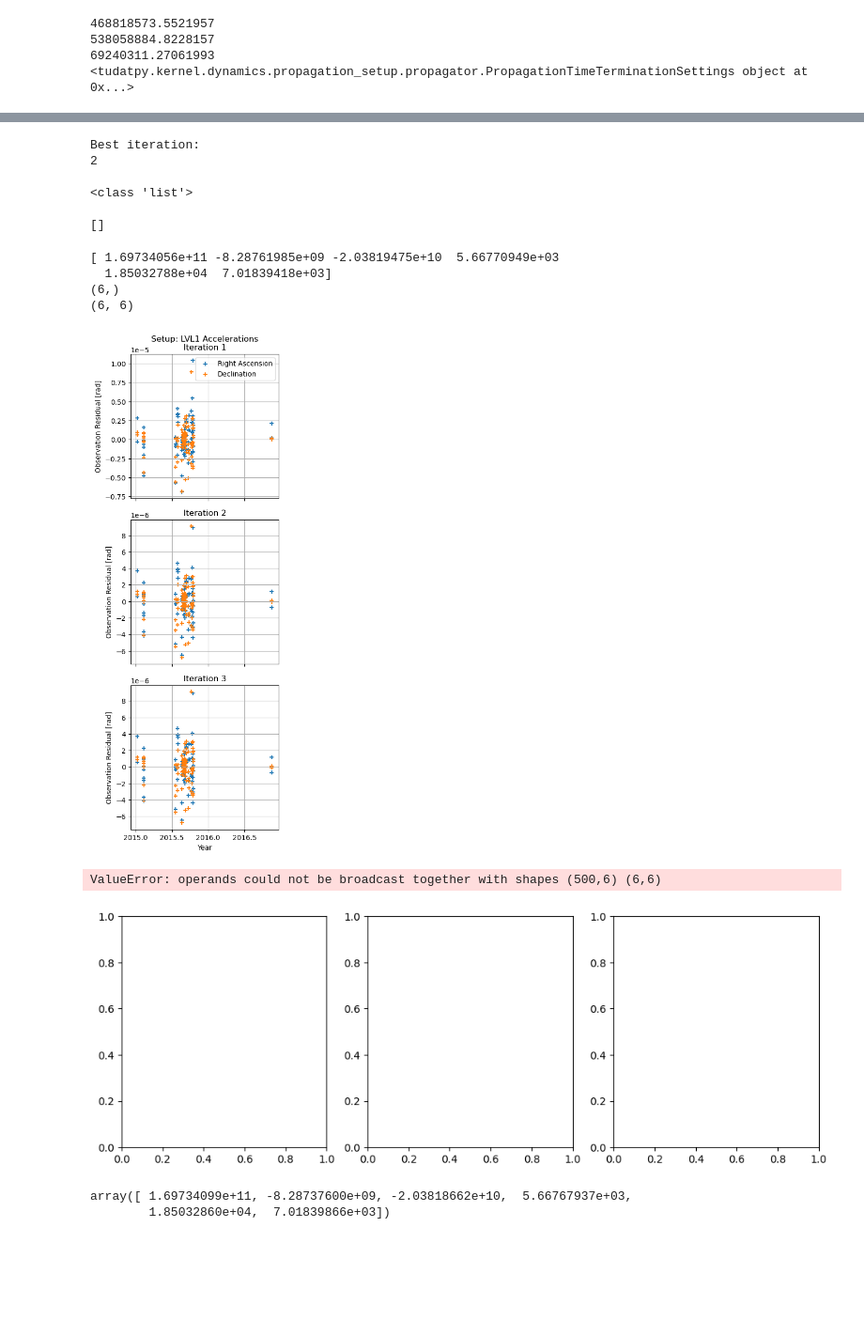
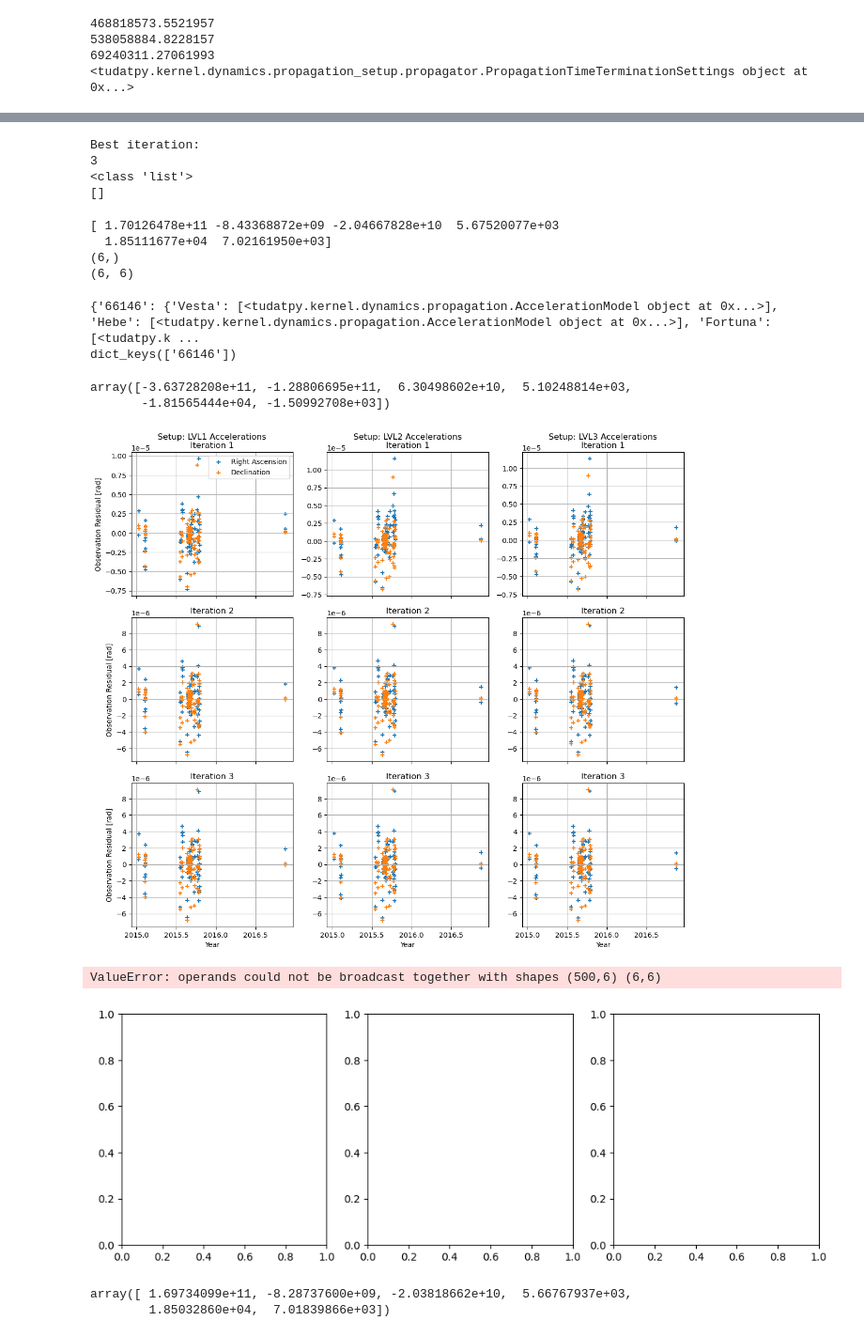
Before and after one commit to PocketBloom/Bachelor_Project, a Jupyter notebook: Estimation/Improved_Initial_State_Est_MPC.ipynb, the cells around one changed output, grey strips where cells are left out. Shown at 94% size. Drawn from its saved outputs; the diff is of its cells as text; code cells hidden in the pictures; blank space fills up the shorter version.

Commit message:
Trying to fix the propagator function ad mu is currently e12

```diff
--- a/Estimation/Improved_Initial_State_Est_MPC.ipynb
+++ b/Estimation/Improved_Initial_State_Est_MPC.ipynb
@@ -347,24 +347,34 @@ buffer_time = 5 * constants.JULIAN_DAY
 
 # A for loop to extract and add settings for the 21 massive asteroids from JPL Horizon
 
+# Creating lists to use later (testing a new way to create body_setting)
+list_21ast_names = []
+list_21ast_idx = []
+list_21ast_mu = []
+
 for i, (name, data) in enumerate(smaller_bodies.items(), start=1):
 
     # Extract asteroid properties
     ast_id = data[0]
-    ast_mu = data[1] * 1e9  # Convert km^3/s^2 to m^3/s^2 (SI-units)
+    # ast_mu = data[1] * 1e9  # Convert km^3/s^2 to m^3/s^2 (SI-units)
+    ast_mu = data[1] * 1e12  # For testing if the effect is noticable (11 times bigger)
 
     # Calculate the SPICE NAIF ID (2000000 + minor planet number) again
     naif_id = 20000000 + ast_id
+
+    list_21ast_names.append(name)
+    list_21ast_idx.append(naif_id)
+    list_21ast_mu.append(ast_mu)
 
     try:
 
         # To fix Tudat finding the data:
 
-        naif_id_str = str(2000000 + ast_id)
+        naif_id_str = str(naif_id)
 
         # Instead try extracting the ephemeris from SPICE (w. direct_spice)
         DIRECT_ephemeris_settings_ast = environment_setup.ephemeris.direct_spice(
-            frame_origin = 'Sun',                    # The SPK files were w.r.t the Sun
+            frame_origin = 'SSB',                    # The SPK files were w.r.t the Sun
             frame_orientation = 'J2000',        # tells Tudat the asteroids' coordinates are wrt ECLIPJ2000
             body_name_to_use = naif_id_str)
 
@@ -493,7 +607,7 @@ print(target_spkid)
 
 initial_guess = spice.get_body_cartesian_state_at_epoch(
     "20066146",
-    "Sun",
+    "SSB",
     "J2000",
     "NONE",
     epoch_start_buffer
@@ -543,9 +657,9 @@ bodies_to_propagate = batch.MPC_objects
 
 # Set its centre to enable its propapgation
 # Uhuh, not the Sun...?
-# central_bodies = ["SSB"] * len(batch.MPC_objects)
+central_bodies = ["SSB"] * len(batch.MPC_objects)
 # print(central_bodies)
-central_bodies = ["Sun"]
+# central_bodies = ["Sun"]
 
 print(bodies_to_propagate)
 # %% [output]
@@ -1703,12 +1824,13 @@ print(termination_condition)
 pod_output_set = []
 observation_collection_set = []
 state_estimates_set = []
+# state_estimates_test = []
 
 # Know that I'm using flush commands to force the code to print where it is
 
 # Loop through your 3 levels
-# for i in [1, 2, 3]:
-for i in [1]:             #begin by looking at the most simple case
+for i in [1, 2, 3]:
+# for i in [1]:             #begin by looking at the most simple case
 
     print(f"\n=== Level {i} ===", flush=True)
     print(f"The Estimation for Level {i}:", flush=True)
@@ -1752,6 +1874,9 @@ for i in [1]:             #begin by looking at the most simple case
         integrate_on_creation = True,
     )
 
+    print(type(estimator))
+    print(dir(estimator))
+
     # Estimation input
     estimation_input = estimation_analysis.EstimationInput(
         observation_collection
@@ -1769,6 +1894,14 @@ for i in [1]:             #begin by looking at the most simple case
     pod_output_set.append(output)
     observation_collection_set.append(observation_collection)
     state_estimates_set.append(output.parameter_history)
+
+    # print("Currently running the for loop for 500 iterations", flush=True)
+    # for timee in times_get_eph:
+    #     state_estimates_test.append(
+    #         bodies.get("66146").ephemeris.cartesian_state(timee)
+    #     )
+
+    #     state_estimates_test.append(state_estimates_test)
 # %% [output]
 === Level 1 ===
 The Estimation for Level 1:
@@ -1812,20 +1950,40 @@ print(type(output.simulation_results_per_iteration))
 print(output.simulation_results_per_iteration)
 # %% [output]
 Best iteration:
-2
-
+3
 <class 'list'>
-
 []
 # %%
 print(output.final_parameters)
 print(output.final_parameters.shape)
 print(output.parameter_history.shape)
 # %% [output]
-[ 1.69734056e+11 -8.28761985e+09 -2.03819475e+10  5.66770949e+03
-  1.85032788e+04  7.01839418e+03]
+[ 1.70126478e+11 -8.43368872e+09 -2.04667828e+10  5.67520077e+03
+  1.85111677e+04  7.02161950e+03]
 (6,)
 (6, 6)
+# %%
+# Acceleration debugging
+
+print(acceleration_models)
+print(acceleration_models.keys())
+# %% [output]
+{'66146': {'Vesta': [<tudatpy.kernel.dynamics.propagation.AccelerationModel object at 0x...>], 'Hebe': [<tudatpy.kernel.dynamics.propagation.AccelerationModel object at 0x...>], 'Fortuna': [<tudatpy.k ...
+dict_keys(['66146'])
+# %%
+# Testing for the 21 asteroids:
+# They were throwing erros before
+
+spice.get_body_cartesian_state_at_epoch(
+    "Ceres",
+    "SSB",
+    "ECLIPJ2000",
+    "NONE",
+    epoch_start_buffer - 2e7
+)
+# %% [output]
+array([-3.63728208e+11, -1.28806695e+11,  6.30498602e+10,  5.10248814e+03,
+       -1.81565444e+04, -1.50992708e+03])
 # %%
 # The exact code from Example 2:
 
@@ -1857,10 +2015,10 @@ print(output.parameter_history.shape)
 #     state_estimates_set.append(state_estimates)
 # %%
 plot_residuals(setup_names, pod_output_set, observation_collection_set)
-plot_cartesian(state_estimates_set, setup_names, observation_collection_set, "spice")
-plot_cartesian(state_estimates_set, setup_names, observation_collection_set, "horizons")
+plot_cartesian(state_estimates_test, setup_names, observation_collection_set, "spice")
+plot_cartesian(state_estimates_test, setup_names, observation_collection_set, "horizons")
 # %% [output]
-[figure, old version]
+[figure, new version]
 ValueError: operands could not be broadcast together with shapes (500,6) (6,6)
 [figure]
 # %%
```
Also changed, not shown: parts of 12 cells of this notebook.
